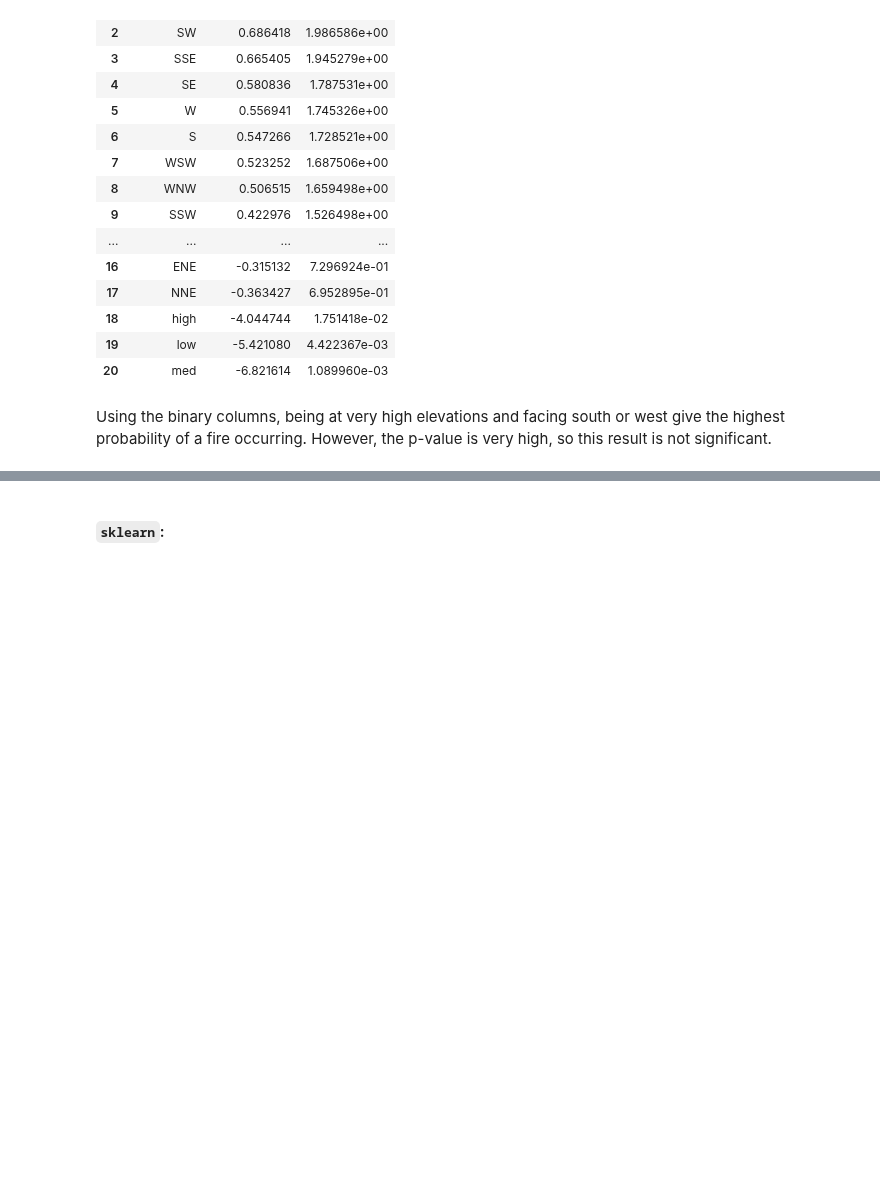
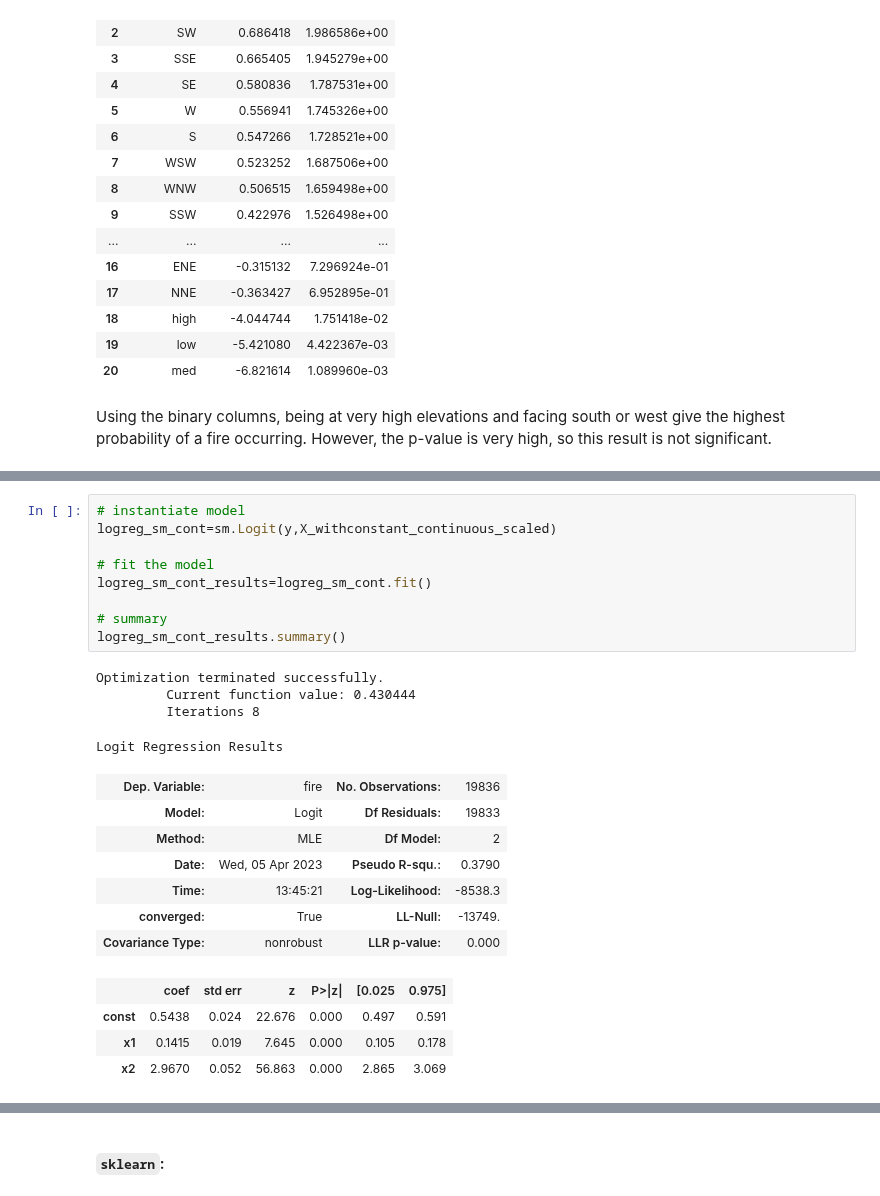
Before and after one commit to sralter/classifire, a Jupyter notebook: 01_capstone_notebooks/alter_samuel_capstone_geoanalysis.ipynb, the cells around one changed output, grey strips where cells are left out. Drawn from its saved outputs; the diff is of its cells as text; blank space fills up the shorter version.

```diff
--- a/01_capstone_notebooks/alter_samuel_capstone_geoanalysis.ipynb
+++ b/01_capstone_notebooks/alter_samuel_capstone_geoanalysis.ipynb
@@ -526,3 +555,28 @@ Logit Regression Results
+# %%
+# instantiate model
+logreg_sm_cont=sm.Logit(y,X_withconstant_continuous_scaled)
+
+# fit the model
+logreg_sm_cont_results=logreg_sm_cont.fit()
+
+# summary
+logreg_sm_cont_results.summary()
+# %% [output]
+Optimization terminated successfully.
+         Current function value: 0.430444
+         Iterations 8
+Logit Regression Results
+| Dep. Variable: | fire | No. Observations: | 19836 |
+| Model: | Logit | Df Residuals: | 19833 |
+| Method: | MLE | Df Model: | 2 |
+| Date: | Wed, 05 Apr 2023 | Pseudo R-squ.: | 0.3790 |
+| Time: | 13:45:21 | Log-Likelihood: | -8538.3 |
+| converged: | True | LL-Null: | -13749. |
+| Covariance Type: | nonrobust | LLR p-value: | 0.000 |
+|  | coef | std err | z | P>|z| | [0.025 | 0.975] |
+| const | 0.5438 | 0.024 | 22.676 | 0.000 | 0.497 | 0.591 |
+| x1 | 0.1415 | 0.019 | 7.645 | 0.000 | 0.105 | 0.178 |
+| x2 | 2.9670 | 0.052 | 56.863 | 0.000 | 2.865 | 3.069 |
 # %%
 # make the results from the statsmodels logistic regresion
 # into a dataframe to compare betas.
```
Also changed, not shown: parts of 46 cells of this notebook, 1 other file.
